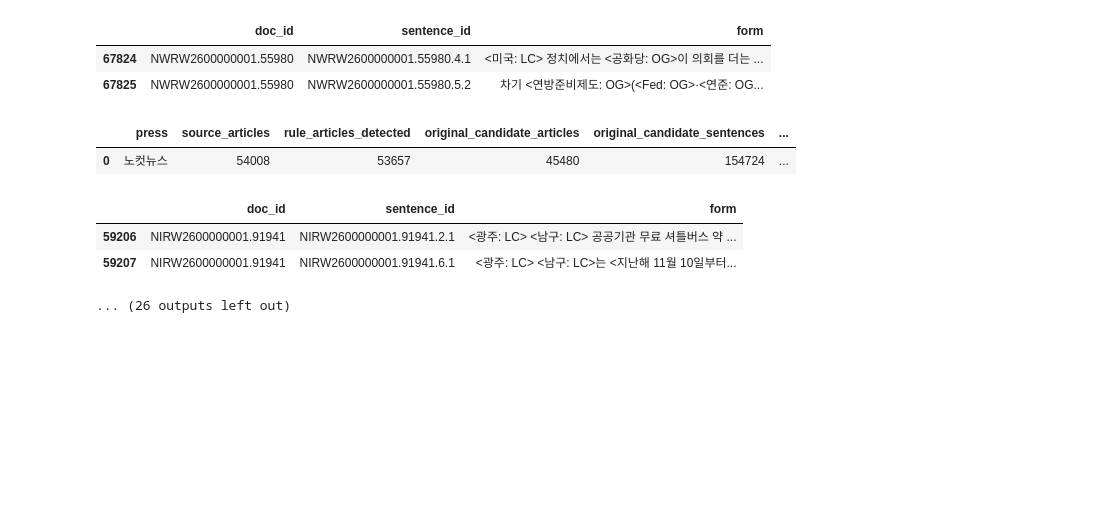
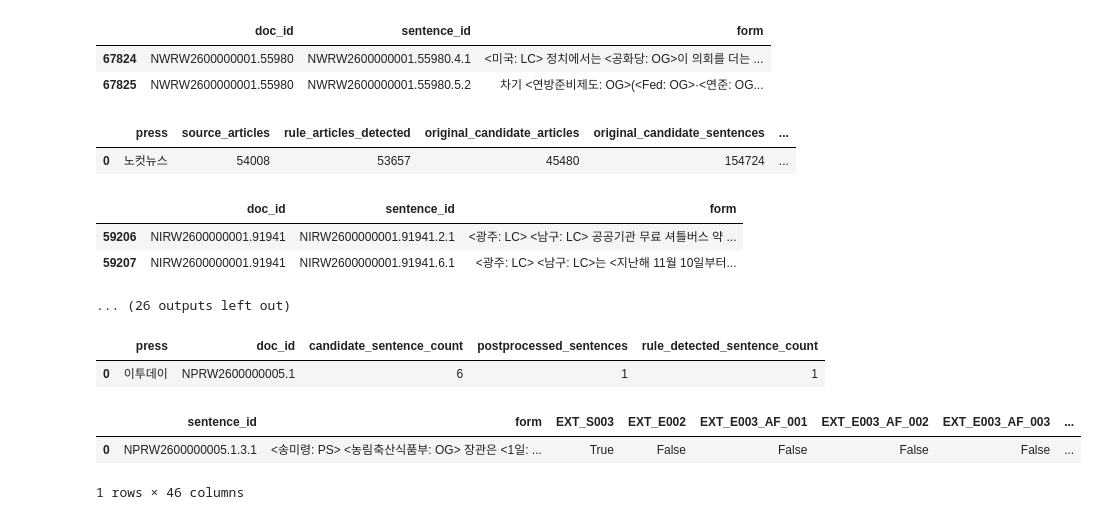
Before and after one commit to sosodoit/ner, a Jupyter notebook: run_rule_pipeline_3.ipynb, the cells around one changed output. Cells and saved outputs as stored; diff of their text form; code cells hidden in the pictures; blank space fills up the shorter version.

Commit message:
#9 rule postprocessed 검증

```diff
--- a/run_rule_pipeline_3.ipynb
+++ b/run_rule_pipeline_3.ipynb
@@ -270,3 +270,43 @@ for press in press_list:
 | 59206 | NIRW2600000001.91941 | NIRW2600000001.91941.2.1 | <광주: LC> <남구: LC> 공공기관 무료 셔틀버스 약 ... |
 | 59207 | NIRW2600000001.91941 | NIRW2600000001.91941.6.1 | <광주: LC> <남구: LC>는 <지난해 11월 10일부터... |
 ... (26 outputs left out)
+# %%
+# postprocessed_sentences가 전체 기사 문장 수인지, 룰 검출 문장 수인지 확인하는 예시
+# postprocessed_sentences는 전체 원문 기사의 문장 수가 아니라,
+# candidate_rule_results.csv의 후보 문장 중 후처리 후 남은 고유 sentence_id 개수이다.
+# 아래에서 후보 문장 수와 실제 룰 검출 문장 수를 함께 비교한다.
+# 직전에 처리된 마지막 언론사의 결과에서 기사 1건을 선택한다.
+example_press = press_list[-1]
+example_processed = postprocessed_df[postprocessed_df["press"] == example_press].copy()
+example_doc_id = example_processed.iloc[0]["doc_id"]
+example_source_path = next(
+    Path(path) for path in results_files
+    if _press_from_path(Path(path)) == example_press
+)
+example_source = _read_csv(example_source_path)
+source_article = example_source[example_source["doc_id"] == example_doc_id]
+processed_article = example_processed[example_processed["doc_id"] == example_doc_id]
+active_rule_columns = [
+    column for column in processed_article.columns
+    if column.startswith("EXT_") and not column.endswith("_PATTERN")
+]
+# candidate_sentence_count 역시 전체 원문 문장 수가 아니라 후보 결과의 문장 수이다.
+# postprocessed_sentences와 rule_detected_sentence_count가 같으면,
+# postprocessed_sentences가 룰 검출 후 남은 문장 수임을 확인할 수 있다.
+example_counts = pd.DataFrame([{
+    "press": example_press,
+    "doc_id": example_doc_id,
+    "candidate_sentence_count": source_article["sentence_id"].nunique(),
+    "postprocessed_sentences": processed_article["sentence_id"].nunique(),
+    "rule_detected_sentence_count": processed_article.loc[
+        processed_article[active_rule_columns].any(axis=1), "sentence_id"
+    ].nunique(),
+}])
+display(example_counts)
+display(processed_article[["sentence_id", "form"] + active_rule_columns])
+# %% [output]
+|  | press | doc_id | candidate_sentence_count | postprocessed_sentences | rule_detected_sentence_count |
+| 0 | 이투데이 | NPRW2600000005.1 | 6 | 1 | 1 |
+|  | sentence_id | form | EXT_S003 | EXT_E002 | EXT_E003_AF_001 | EXT_E003_AF_002 | EXT_E003_AF_003 | ... |
+| 0 | NPRW2600000005.1.3.1 | <송미령: PS> <농림축산식품부: OG> 장관은 <1일: ... | True | False | False | False | False | ... |
+1 rows × 46 columns
```
